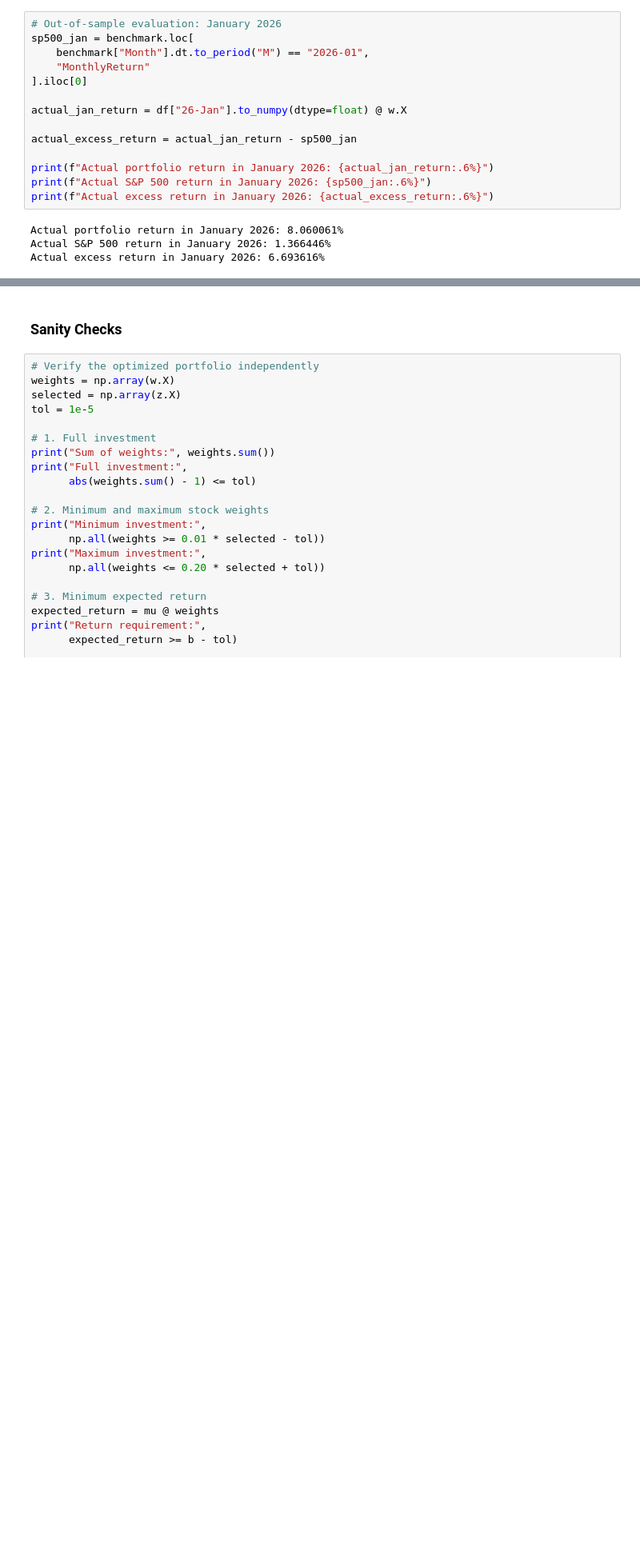
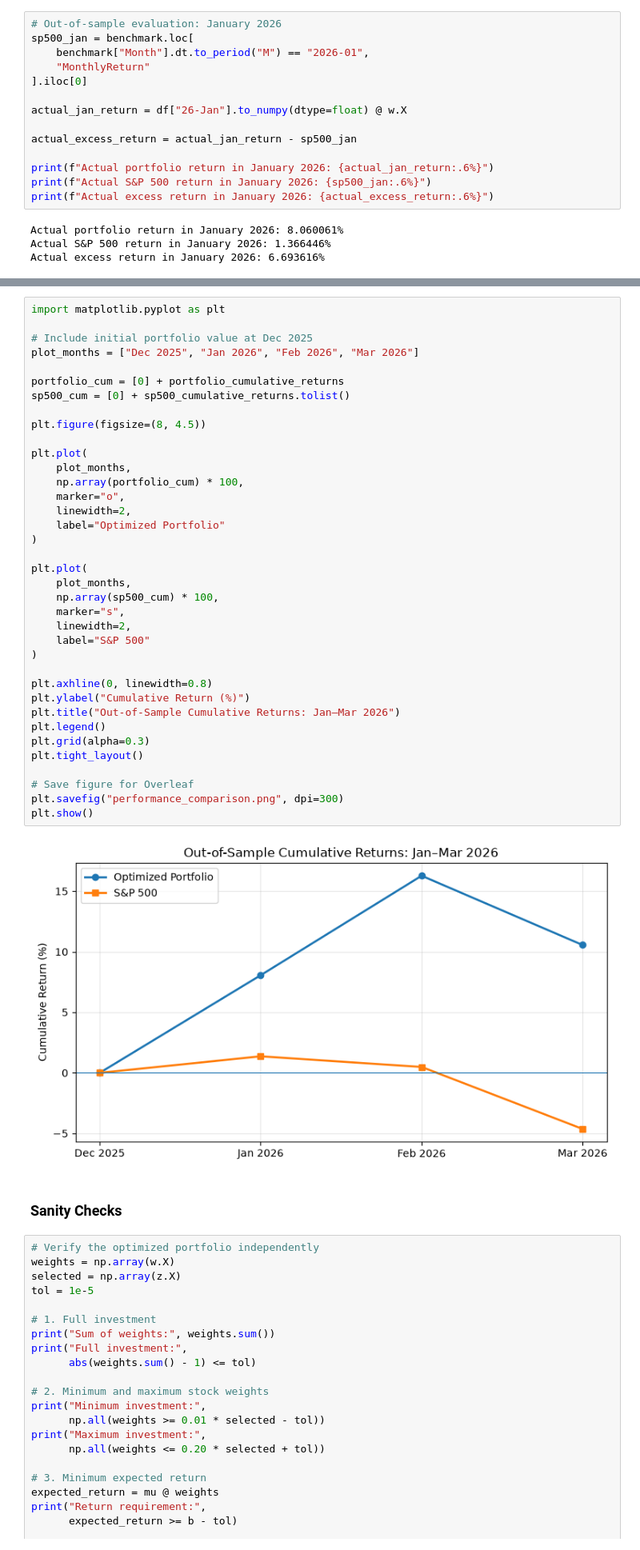
Before and after one commit to ma-benjamin/IEOR4004-Optimization-Project, a Jupyter notebook: model.ipynb, the cells around one changed output, grey strips where cells are left out. Shown at 80% size. Cells and saved outputs as stored; diff of their text form; blank space fills up the shorter version.

Commit message:
Extend out-of-sample evaluation to three months

```diff
--- a/model.ipynb
+++ b/model.ipynb
@@ -210,3 +289,42 @@ Actual excess return in January 2026: 6.693616%
+# %%
+import matplotlib.pyplot as plt
+
+# Include initial portfolio value at Dec 2025
+plot_months = ["Dec 2025", "Jan 2026", "Feb 2026", "Mar 2026"]
+
+portfolio_cum = [0] + portfolio_cumulative_returns
+sp500_cum = [0] + sp500_cumulative_returns.tolist()
+
+plt.figure(figsize=(8, 4.5))
+
+plt.plot(
+    plot_months,
+    np.array(portfolio_cum) * 100,
+    marker="o",
+    linewidth=2,
+    label="Optimized Portfolio"
+)
+
+plt.plot(
+    plot_months,
+    np.array(sp500_cum) * 100,
+    marker="s",
+    linewidth=2,
+    label="S&P 500"
+)
+
+plt.axhline(0, linewidth=0.8)
+plt.ylabel("Cumulative Return (%)")
+plt.title("Out-of-Sample Cumulative Returns: Jan–Mar 2026")
+plt.legend()
+plt.grid(alpha=0.3)
+plt.tight_layout()
+
+# Save figure for Overleaf
+plt.savefig("performance_comparison.png", dpi=300)
+plt.show()
+# %% [output]
+[figure, added]
 # %% [markdown]
 ### Sanity Checks
 # %%
```
Also changed, not shown: parts of 2 cells of this notebook, 1 other file.
